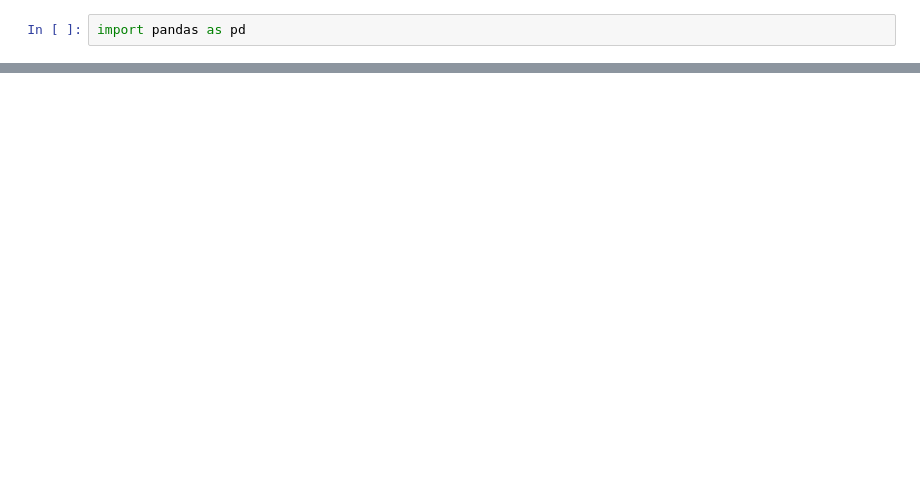
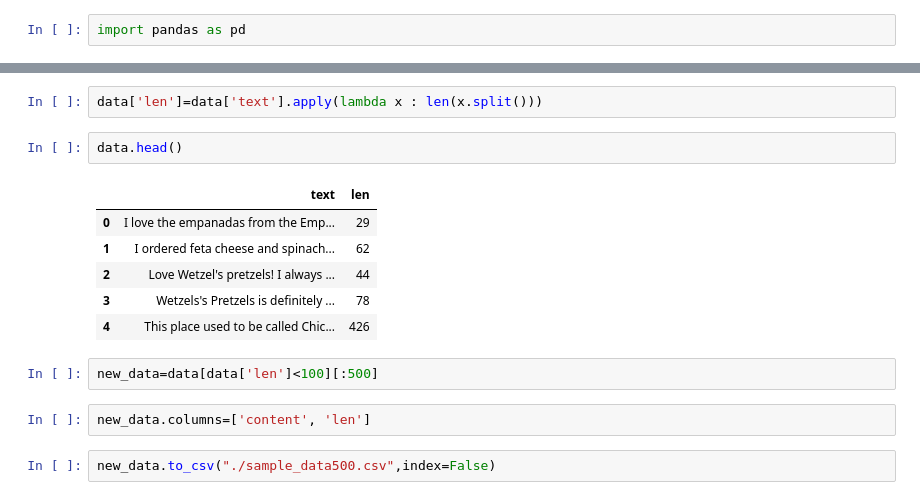
Before and after one commit to Jaskaran170599/Opinion-Summarization, a Jupyter notebook: dataset/Loading_dataset.ipynb, the cells around one changed output, grey strips where cells are left out. Drawn from its saved outputs; the diff is of its cells as text; blank space fills up the shorter version.

```diff
--- a/dataset/Loading_dataset.ipynb
+++ b/dataset/Loading_dataset.ipynb
@@ -19,0 +335,17 @@ data.head()
+# %%
+data['len']=data['text'].apply(lambda x : len(x.split()))
+# %%
+data.head()
+# %% [output]
+|  | text | len |
+| 0 | I love the empanadas from the Emp... | 29 |
+| 1 | I ordered feta cheese and spinach... | 62 |
+| 2 | Love Wetzel's pretzels! I always ... | 44 |
+| 3 | Wetzels's Pretzels is definitely ... | 78 |
+| 4 | This place used to be called Chic... | 426 |
+# %%
+new_data=data[data['len']<100][:500]
+# %%
+new_data.columns=['content', 'len']
+# %%
+new_data.to_csv("./sample_data500.csv",index=False)
```
Also changed, not shown: parts of 33 cells of this notebook.
